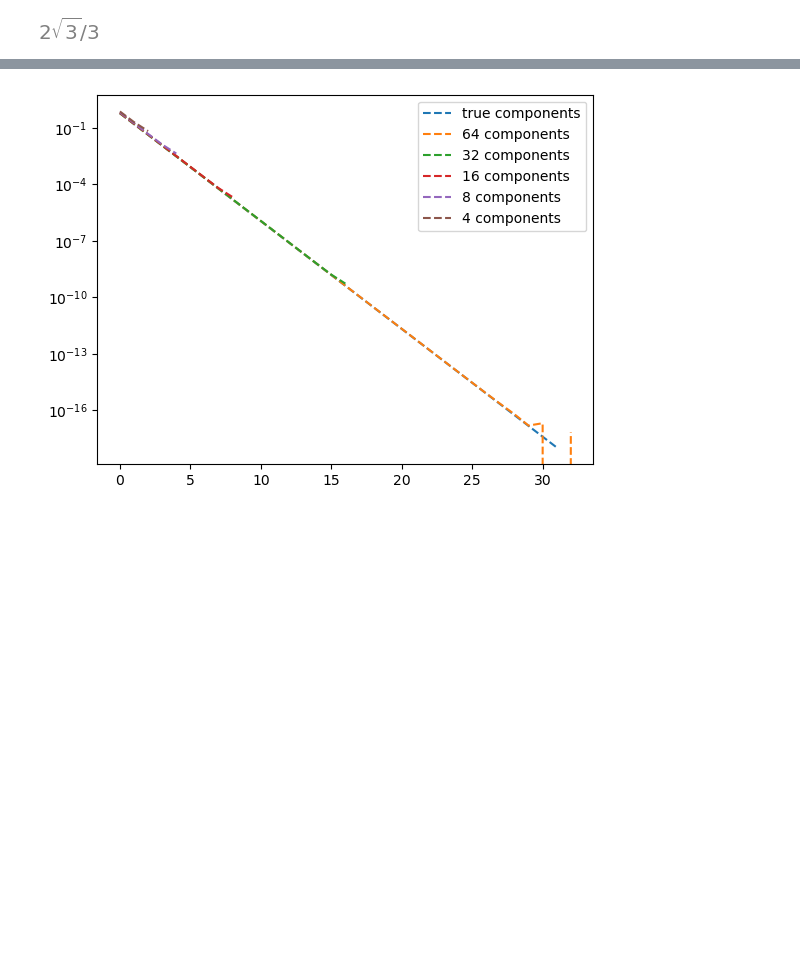
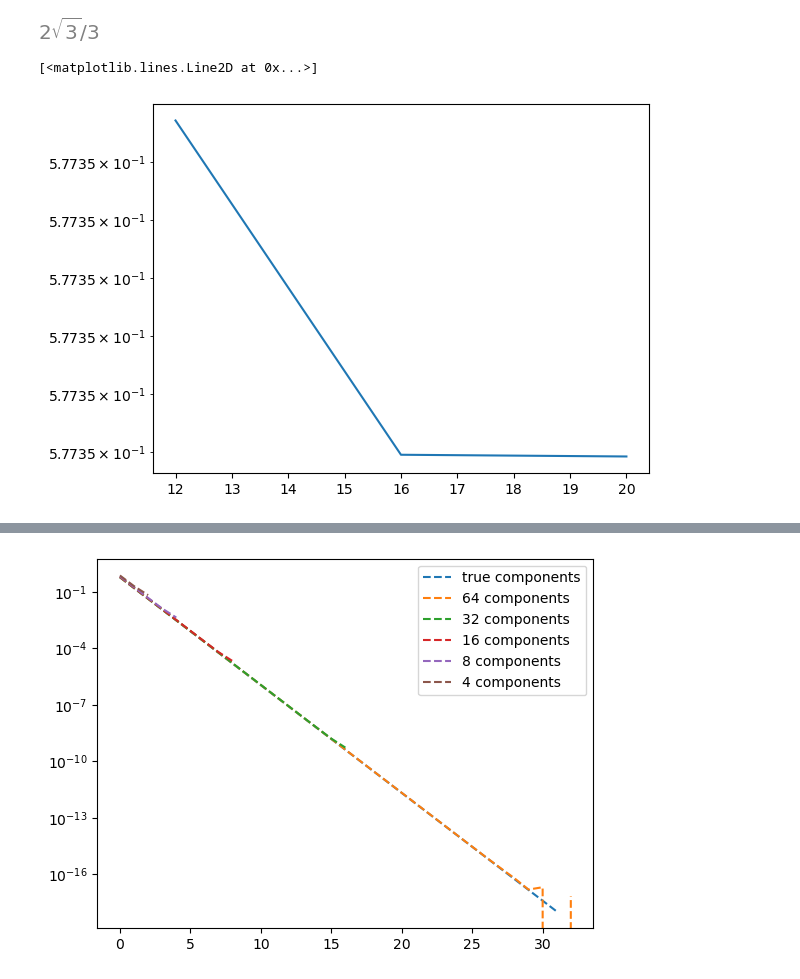
Before and after one commit to deding2000/02689_Assignments, a Jupyter notebook: Assignment1_p1.ipynb, the cells around one changed output, grey strips where cells are left out. Drawn from its saved outputs; the diff is of its cells as text; code cells hidden in the pictures; blank space fills up the shorter version.

```diff
--- a/Assignment1_p1.ipynb
+++ b/Assignment1_p1.ipynb
@@ -14,6 +16,22 @@ integrate(1/(2-cos(pi*x)), (x, 0, 2))
 # %% [output]
 a0:
 [figure]
+# %%
+# a) truncation error
+def cn(n):
+    return 1/(np.sqrt(3)*(2+np.sqrt(3))**abs(n))
+
+Ns = [12,16,20]
+errors = np.zeros(len(Ns))
+for i,N in enumerate(Ns):
+    error = sum([2*cn(i) for i in range(N+1,1000)])
+    error += cn(0)
+    errors[i] = error
+
+plt.semilogy(Ns,errors)
+# %% [output]
+[<matplotlib.lines.Line2D at 0x...>]
+[figure, added]
 # %%
 import numpy as np
 import matplotlib.pyplot as plt
```
Also changed, not shown: parts of 6 cells of this notebook, 6 other files.
